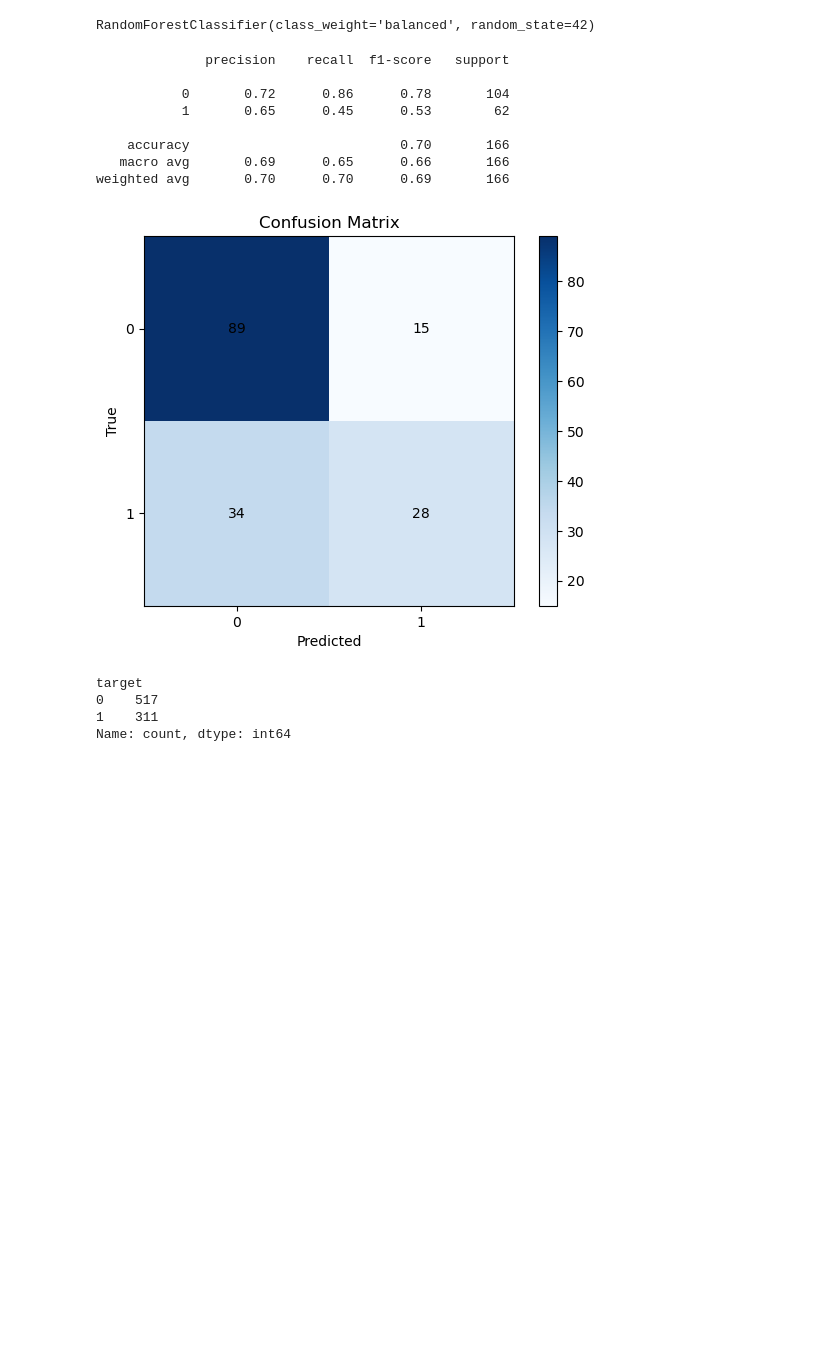
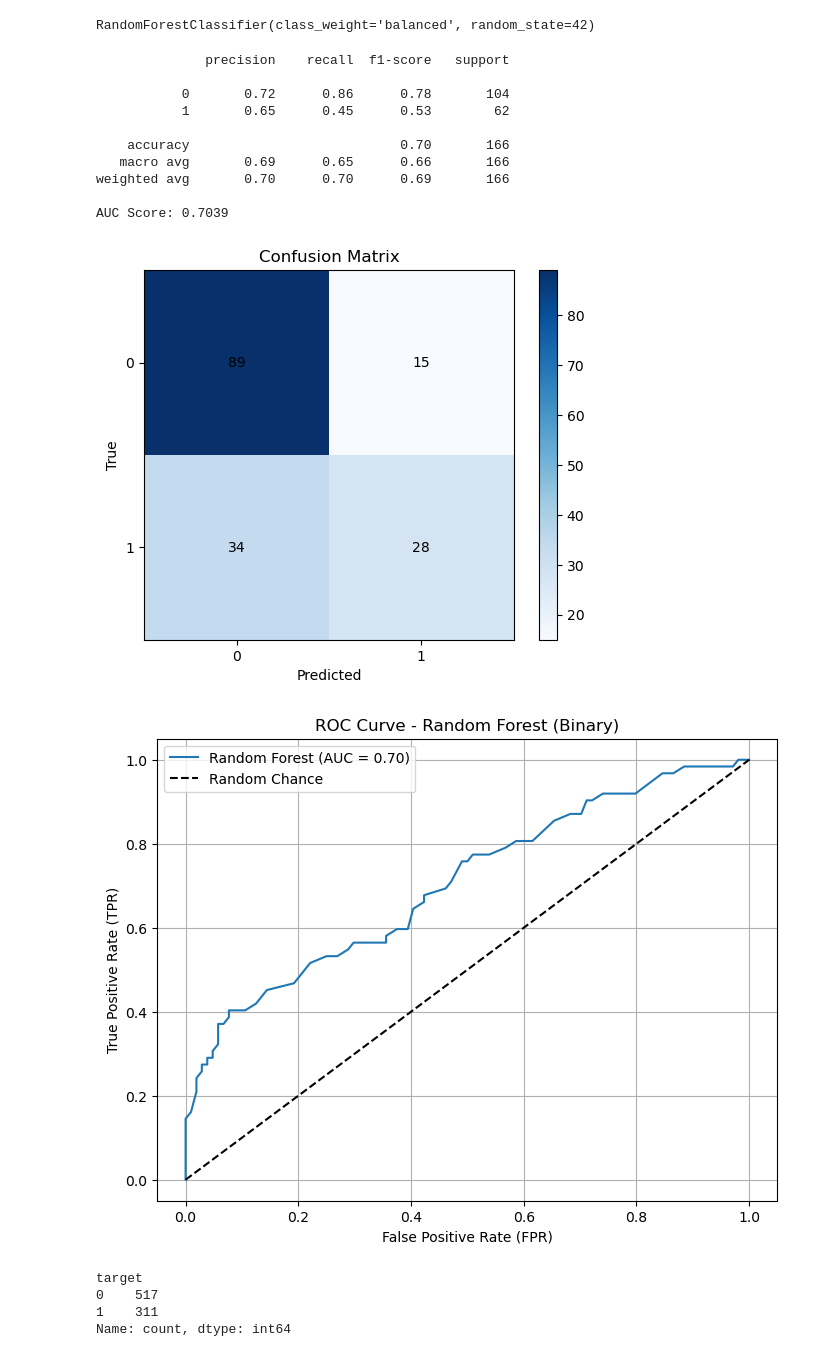
Before and after one commit to Aliuddink/CS-4210-Group-Project, a Jupyter notebook: random_forest_binary.ipynb, the cells around one changed output. Drawn from its saved outputs; the diff is of its cells as text; code cells hidden in the pictures; blank space fills up the shorter version.

Commit message:
modified graphs

```diff
--- a/random_forest_binary.ipynb
+++ b/random_forest_binary.ipynb
@@ -141,33 +141,55 @@ fig, ax = plt.subplots()
 im = ax.imshow(cm, cmap='Blues')
 
 # Add colorbar
 plt.colorbar(im)
 
 # Add labels
 ax.set_xlabel('Predicted')
 ax.set_ylabel('True')
 ax.set_title('Confusion Matrix')
 
 # Set tick marks to class labels
 ax.set_xticks([0, 1])
 ax.set_xticklabels(['0', '1'])
 ax.set_yticks([0, 1])
 ax.set_yticklabels(['0', '1'])
 
 # Add numbers on each cell
 for i in range(cm.shape[0]):
     for j in range(cm.shape[1]):
         ax.text(j, i, cm[i, j], ha='center', va='center', color='black')
+
+# Get predicted probabilities for class 1
+y_pred_prob = rf_model.predict_proba(X_test)[:, 1]
+
+# Compute ROC curve and AUC
+fpr, tpr, thresholds = roc_curve(y_test, y_pred_prob)
+auc_score = roc_auc_score(y_test, y_pred_prob)
+print(f"AUC Score: {auc_score:.4f}")
+
+# Plot ROC curve
+plt.figure(figsize=(8, 6))
+plt.plot(fpr, tpr, label=f'Random Forest (AUC = {auc_score:.2f})')
+plt.plot([0, 1], [0, 1], 'k--', label='Random Chance')
+plt.xlabel('False Positive Rate (FPR)')
+plt.ylabel('True Positive Rate (TPR)')
+plt.title('ROC Curve - Random Forest (Binary)')
+plt.legend()
+plt.grid(True)
+plt.show()
 # %% [output]
               precision    recall  f1-score   support
 
            0       0.72      0.86      0.78       104
            1       0.65      0.45      0.53        62
 
     accuracy                           0.70       166
    macro avg       0.69      0.65      0.66       166
 weighted avg       0.70      0.70      0.69       166
+
+AUC Score: 0.7039
 [figure]
+[figure, added]
 # %%
 # Print class distribution to demonstrate class imbalance
 class_distribution = df['target'].value_counts()
```
Also changed, not shown: parts of 1 cell of this notebook, 1 other file.
